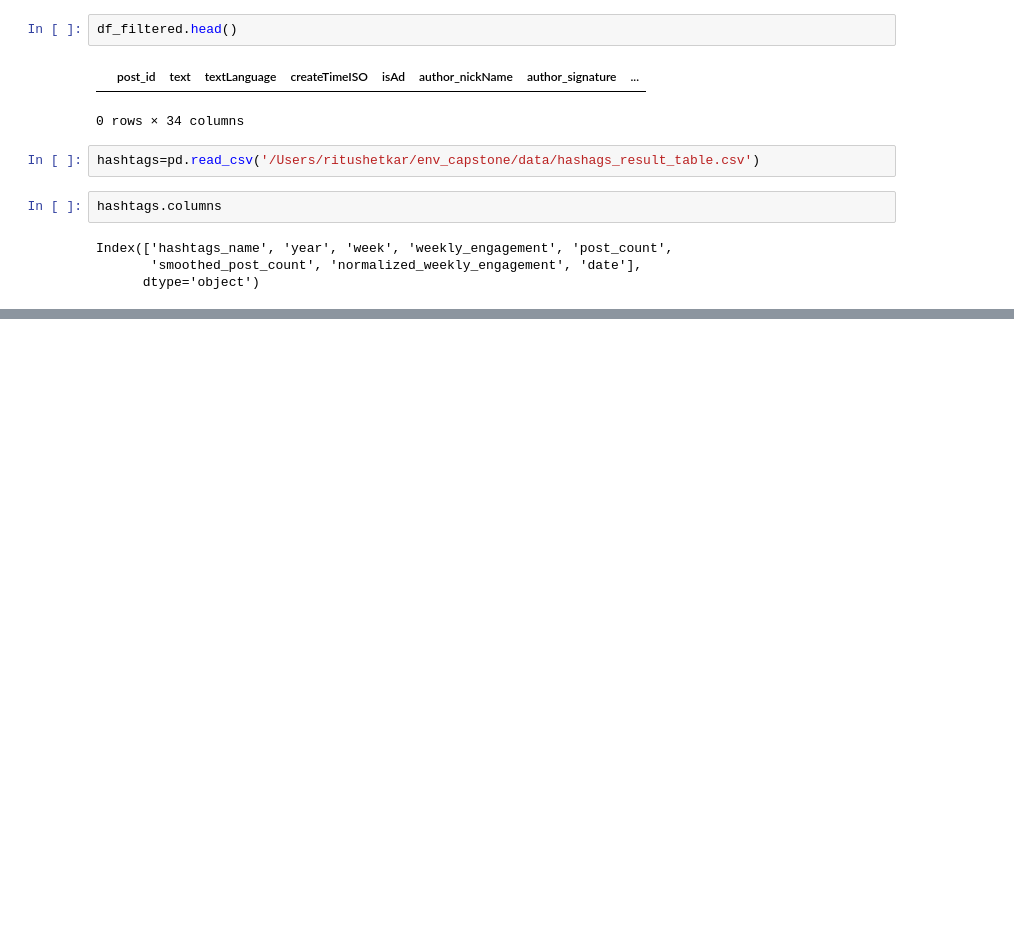
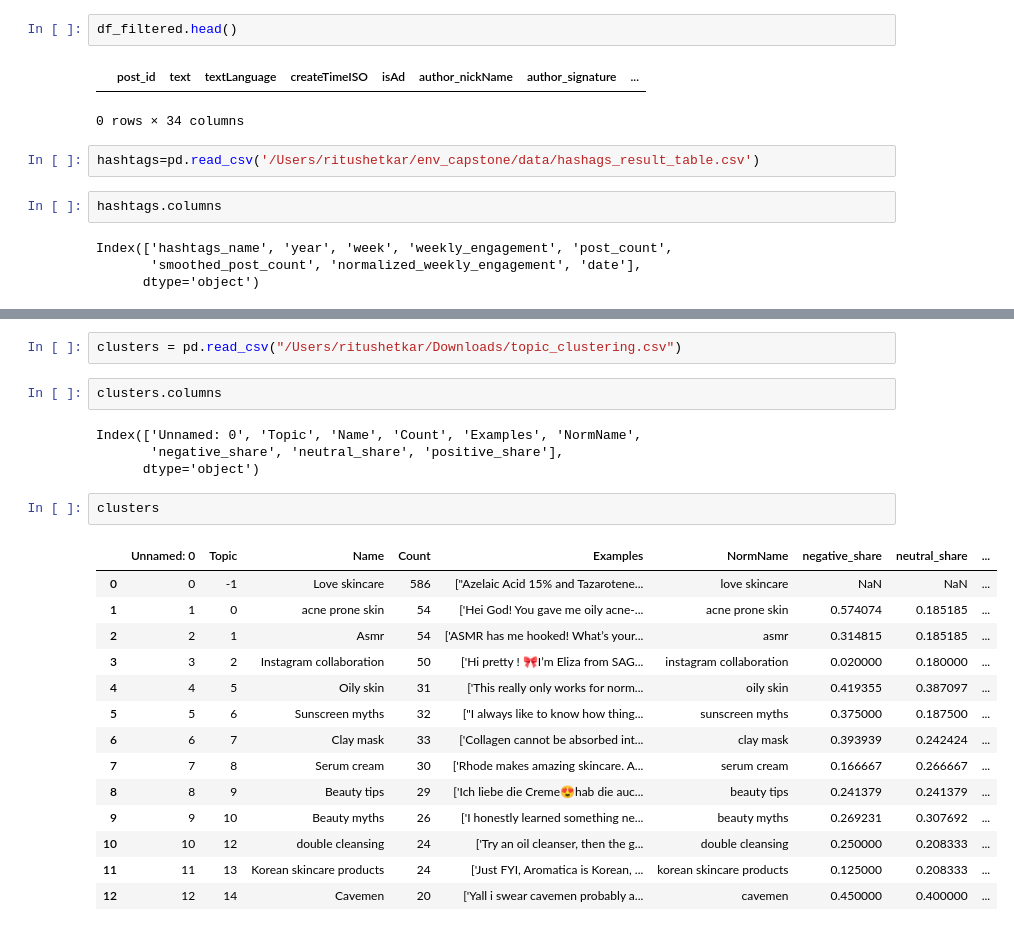
Before and after one commit to Hannah1171/skincare_analysis, a Jupyter notebook: skincare/scripts/test.ipynb, the cells around one changed output, grey strips where cells are left out. Cells and saved outputs as stored; diff of their text form; blank space fills up the shorter version.

```diff
--- a/skincare/scripts/test.ipynb
+++ b/skincare/scripts/test.ipynb
@@ -572,0 +765,25 @@ Index(['hashtags_name', 'year', 'week', 'weekly_engagement', 'post_count',
+# %%
+clusters = pd.read_csv("/Users/ritushetkar/Downloads/topic_clustering.csv")
+# %%
+clusters.columns
+# %% [output]
+Index(['Unnamed: 0', 'Topic', 'Name', 'Count', 'Examples', 'NormName',
+       'negative_share', 'neutral_share', 'positive_share'],
+      dtype='object')
+# %%
+clusters
+# %% [output]
+|  | Unnamed: 0 | Topic | Name | Count | Examples | NormName | negative_share | neutral_share | ... |
+| 0 | 0 | -1 | Love skincare | 586 | ["Azelaic Acid 15% and Tazarotene... | love skincare | NaN | NaN | ... |
+| 1 | 1 | 0 | acne prone skin | 54 | ['Hei God! You gave me oily acne-... | acne prone skin | 0.574074 | 0.185185 | ... |
+| 2 | 2 | 1 | Asmr | 54 | ['ASMR has me hooked! What’s your... | asmr | 0.314815 | 0.185185 | ... |
+| 3 | 3 | 2 | Instagram collaboration | 50 | ['Hi pretty ! 🎀I’m Eliza from SAG... | instagram collaboration | 0.020000 | 0.180000 | ... |
+| 4 | 4 | 5 | Oily skin | 31 | ['This really only works for norm... | oily skin | 0.419355 | 0.387097 | ... |
+| 5 | 5 | 6 | Sunscreen myths | 32 | ["I always like to know how thing... | sunscreen myths | 0.375000 | 0.187500 | ... |
+| 6 | 6 | 7 | Clay mask | 33 | ['Collagen cannot be absorbed int... | clay mask | 0.393939 | 0.242424 | ... |
+| 7 | 7 | 8 | Serum cream | 30 | ['Rhode makes amazing skincare. A... | serum cream | 0.166667 | 0.266667 | ... |
+| 8 | 8 | 9 | Beauty tips | 29 | ['Ich liebe die Creme😍hab die auc... | beauty tips | 0.241379 | 0.241379 | ... |
+| 9 | 9 | 10 | Beauty myths | 26 | ['I honestly learned something ne... | beauty myths | 0.269231 | 0.307692 | ... |
+| 10 | 10 | 12 | double cleansing | 24 | ['Try an oil cleanser, then the g... | double cleansing | 0.250000 | 0.208333 | ... |
+| 11 | 11 | 13 | Korean skincare products | 24 | ['Just FYI, Aromatica is Korean, ... | korean skincare products | 0.125000 | 0.208333 | ... |
+| 12 | 12 | 14 | Cavemen | 20 | ['Yall i swear cavemen probably a... | cavemen | 0.450000 | 0.400000 | ... |
```
Also changed, not shown: parts of 20 cells of this notebook, 4 other files.
